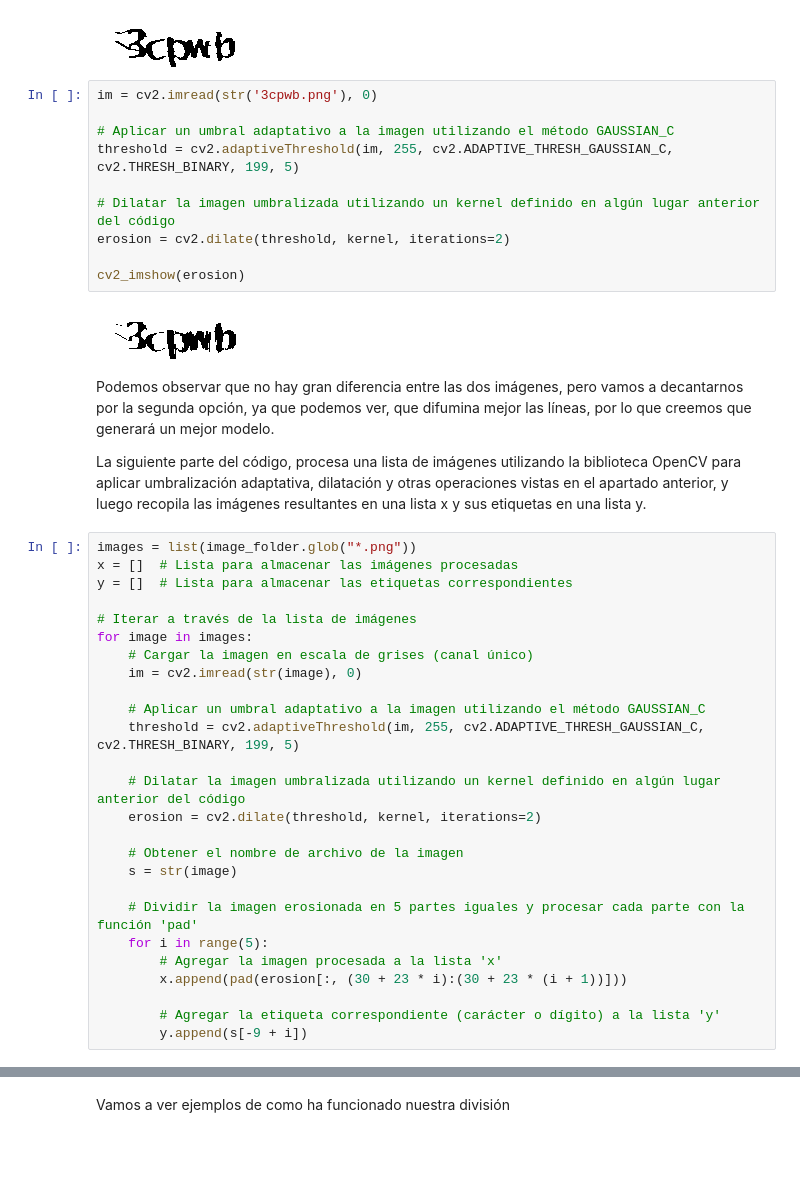
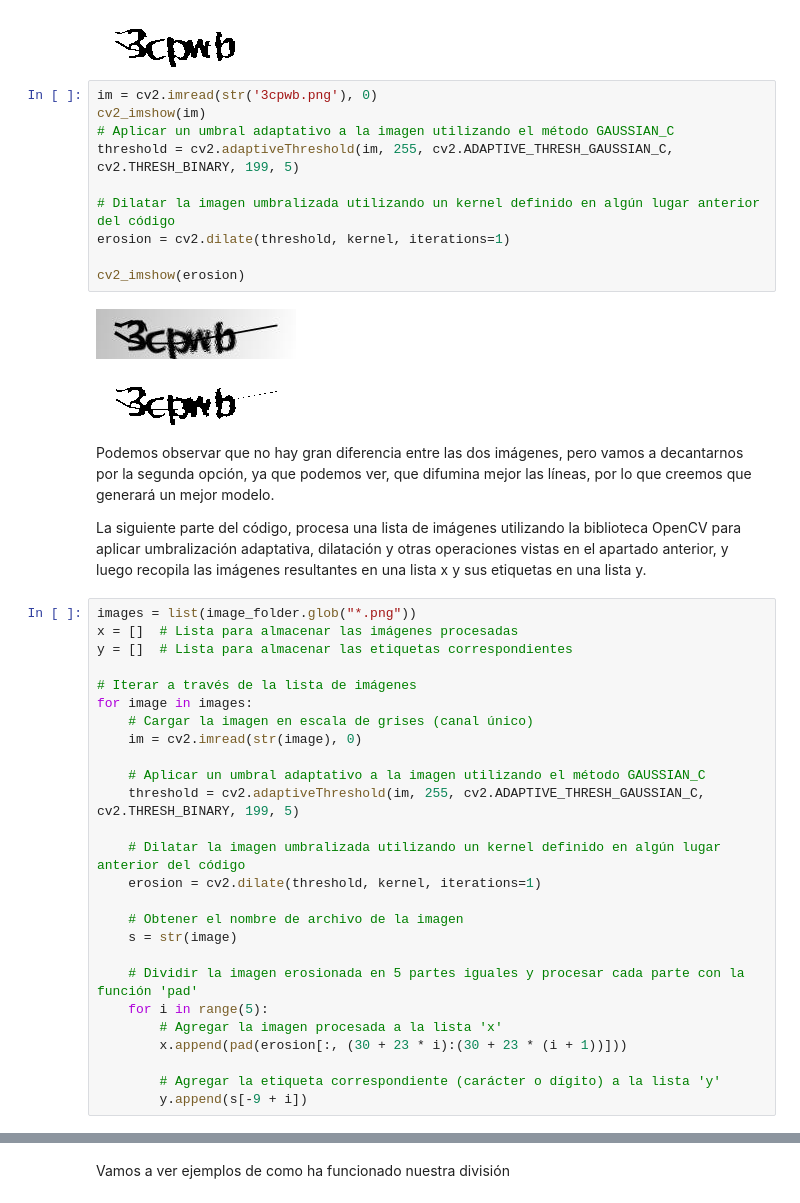
Before and after one commit to cabamarcos/Captcha_recognition, a Jupyter notebook: IAO.ipynb, the cells around one changed output, grey strips where cells are left out. Cells and saved outputs as stored; diff of their text form; blank space fills up the shorter version.

```diff
--- a/IAO.ipynb
+++ b/IAO.ipynb
@@ -297,16 +297,17 @@ cv2_imshow(dilated_erosion_otsu2)
 [figure]
 # %%
 im = cv2.imread(str('3cpwb.png'), 0)
-
+cv2_imshow(im)
 # Aplicar un umbral adaptativo a la imagen utilizando el método GAUSSIAN_C
 threshold = cv2.adaptiveThreshold(im, 255, cv2.ADAPTIVE_THRESH_GAUSSIAN_C, cv2.THRESH_BINARY, 199, 5)
 
 # Dilatar la imagen umbralizada utilizando un kernel definido en algún lugar anterior del código
-erosion = cv2.dilate(threshold, kernel, iterations=2)
+erosion = cv2.dilate(threshold, kernel, iterations=1)
 
 cv2_imshow(erosion)
 # %% [output]
-[figure, old version]
+[figure, new version]
+[figure, added]
 # %% [markdown]
 Podemos observar que no hay gran diferencia entre las dos imágenes, pero vamos a decantarnos por la segunda opción, ya que podemos ver, que difumina mejor las líneas, por lo que creemos que generará un mejor modelo.
 
@@ -325,7 +326,7 @@ for image in images:
     threshold = cv2.adaptiveThreshold(im, 255, cv2.ADAPTIVE_THRESH_GAUSSIAN_C, cv2.THRESH_BINARY, 199, 5)
 
     # Dilatar la imagen umbralizada utilizando un kernel definido en algún lugar anterior del código
-    erosion = cv2.dilate(threshold, kernel, iterations=2)
+    erosion = cv2.dilate(threshold, kernel, iterations=1)
 
     # Obtener el nombre de archivo de la imagen
     s = str(image)
```
Also changed, not shown: parts of 36 cells of this notebook.
